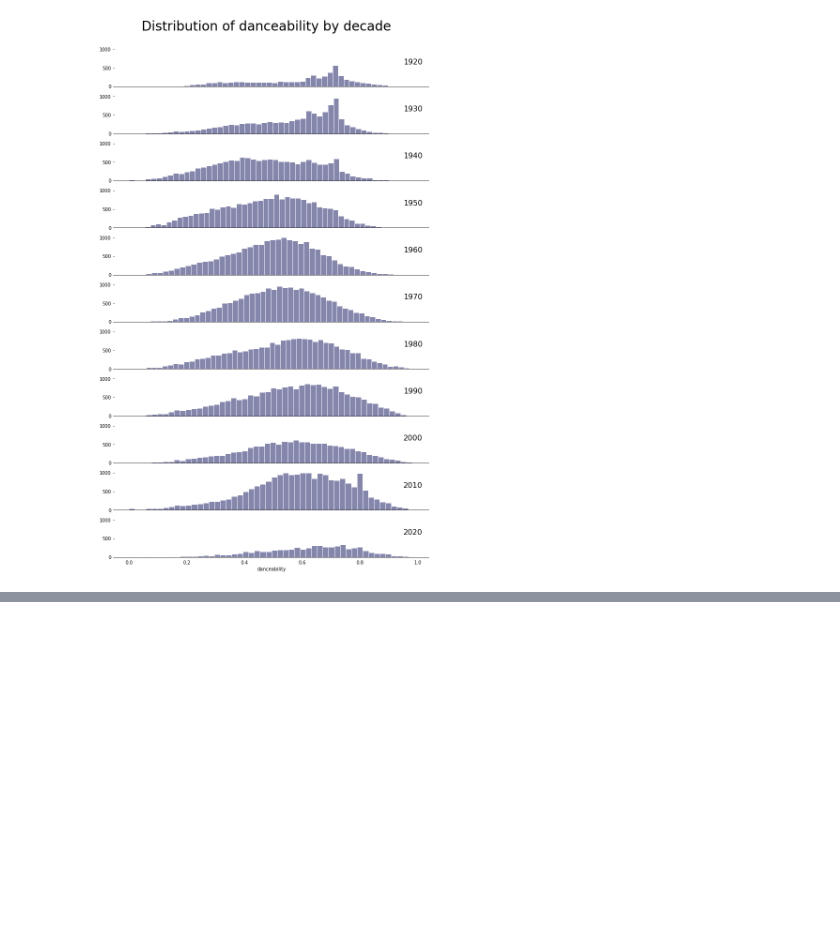
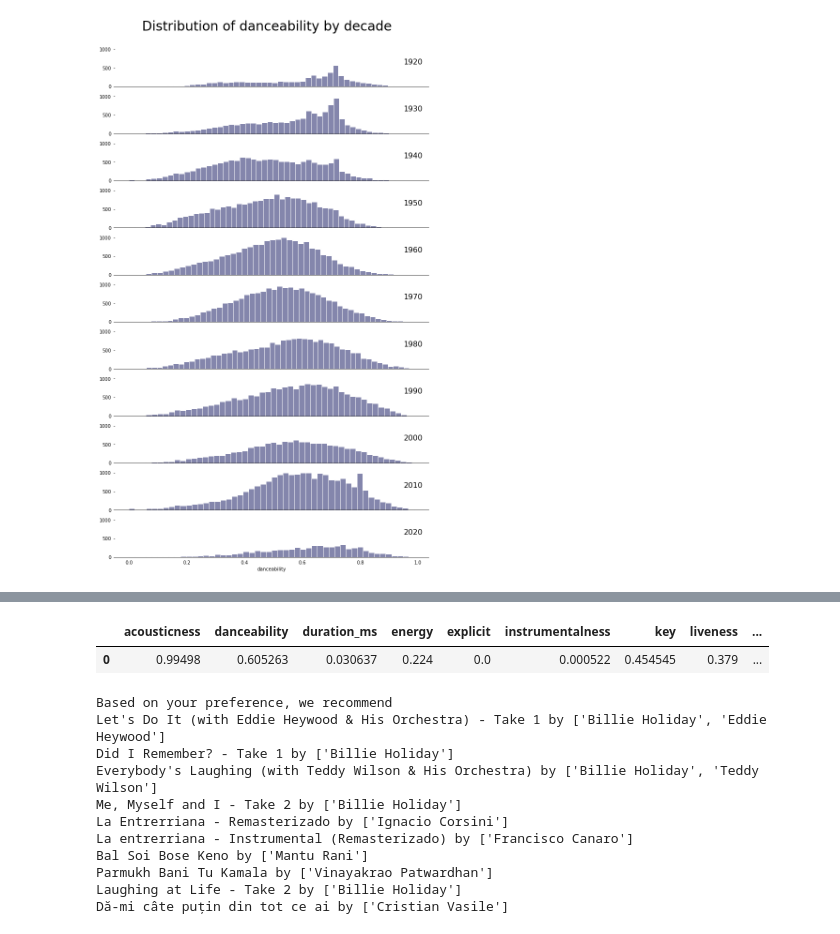
Before and after one commit to Lisstrange/Mini-examples, a Jupyter notebook: Recomendation music on Spotify Dataset.ipynb, the cells around one changed output, grey strips where cells are left out. Saved outputs shown, nothing was run; the diff lists cells and outputs as text; code cells hidden in the pictures; blank space fills up the shorter version.

Commit message:
First recomendation model

```diff
--- a/Recomendation music on Spotify Dataset.ipynb
+++ b/Recomendation music on Spotify Dataset.ipynb
@@ -355,0 +411,10 @@ Text(1, 0.2, 'Distribution of song length by decade\n in minutes')
+# %%
+
+#This X is from df and the former X was from df_genre
+
+X = data.select_dtypes(np.number)
+
+#number_cols = list(X.columns)
+cluster_pipeline.fit(X)
+cluster_labels = cluster_pipeline.predict(X)
+data['general_genre'] = cluster_labels
@@ -355,0 +429,54 @@ Text(1, 0.2, 'Distribution of song length by decade\n in minutes')
+# %%
+distance_cols = list(X.columns)
+data[distance_cols] = data[distance_cols].apply(lambda x: (x - x.min()) / (x.max() - x.min()))
+data.drop_duplicates(subset="name", keep="first", inplace=True)
+# %%
+def get_recommendations(song_name, amount=1):
+    # Данные о песне
+    song_data = data[data["name"]==song_name]
+    song_data = song_data.select_dtypes(np.number)
+    genre = int(song_data["general_genre"])
+    # Отбираем только те песни , которые имеют похожий жанр
+    song_data.drop("general_genre", axis=1, inplace=True)
+    # Убираем ту песню
+    df_1 = data[data["name"]!=song_name]
+    df_1 = df_1[df_1["general_genre"]==genre]
+    #We create a df_2 so we can track the song name in df_1
+    df_2=df_1[distance_cols]
+
+    #Now we get the distance
+    point_a = np.array(song_data)
+    display(song_data)
+    distance=[]
+    for i in range(df_2.shape[0]):
+        point_b = np.array(df_2.iloc[i])
+        # считаем длинну раззности двух векторов
+        song_distance = np.linalg.norm(point_a-point_b)
+        # добавляем в список расстояний
+        distance.append(song_distance)
+    df_1["distance"]=distance
+    df_1.sort_values(by="distance",ascending=True, inplace=True)
+    df_1.reset_index(inplace=True)
+
+    #Now we print out the song recommendation
+    rec_song = df_1.loc[0:amount]
+    print("Based on your preference, we recommend ")
+    for i in range(amount):
+        print(rec_song.loc[i]["name"] + " by "+rec_song.loc[i]["artists"])
+
+#Lets try this out
+get_recommendations("Keep A Song In Your Soul",10)
+# %% [output]
+|  | acousticness | danceability | duration_ms | energy | explicit | instrumentalness | key | liveness | ... |
+| 0 | 0.99498 | 0.605263 | 0.030637 | 0.224 | 0.0 | 0.000522 | 0.454545 | 0.379 | ... |
+Based on your preference, we recommend
+Let's Do It (with Eddie Heywood & His Orchestra) - Take 1 by ['Billie Holiday', 'Eddie Heywood']
+Did I Remember? - Take 1 by ['Billie Holiday']
+Everybody's Laughing (with Teddy Wilson & His Orchestra) by ['Billie Holiday', 'Teddy Wilson']
+Me, Myself and I - Take 2 by ['Billie Holiday']
+La Entrerriana - Remasterizado by ['Ignacio Corsini']
+La entrerriana - Instrumental (Remasterizado) by ['Francisco Canaro']
+Bal Soi Bose Keno by ['Mantu Rani']
+Parmukh Bani Tu Kamala by ['Vinayakrao Patwardhan']
+Laughing at Life - Take 2 by ['Billie Holiday']
+Dă-mi câte puțin din tot ce ai by ['Cristian Vasile']
```
Also changed, not shown: parts of 21 cells of this notebook.
